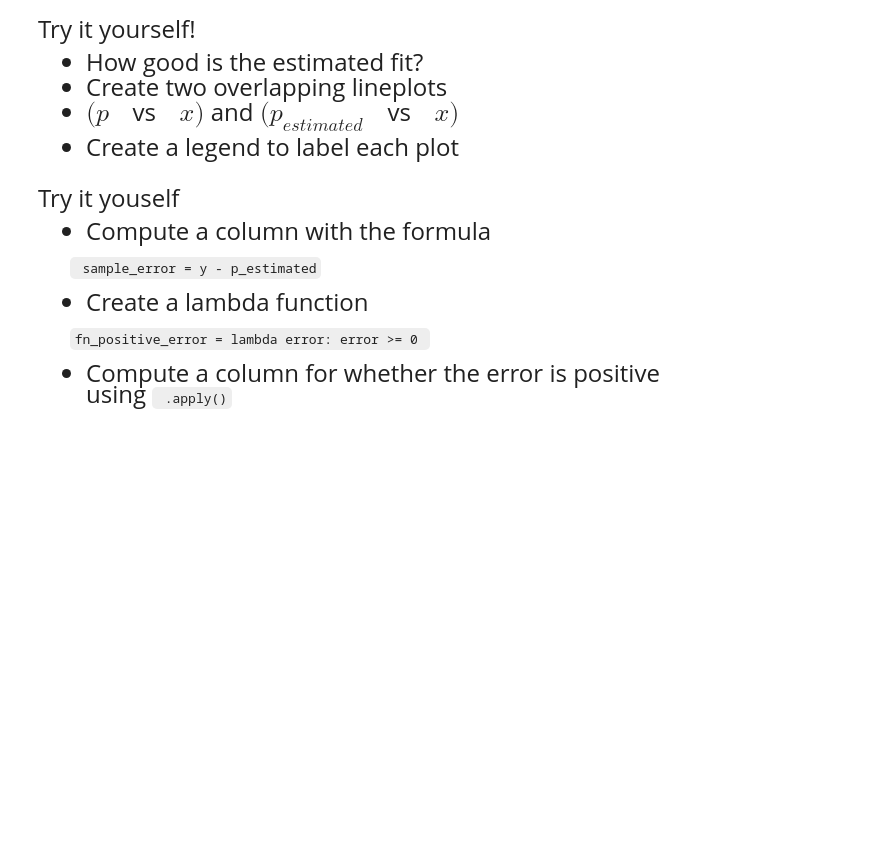
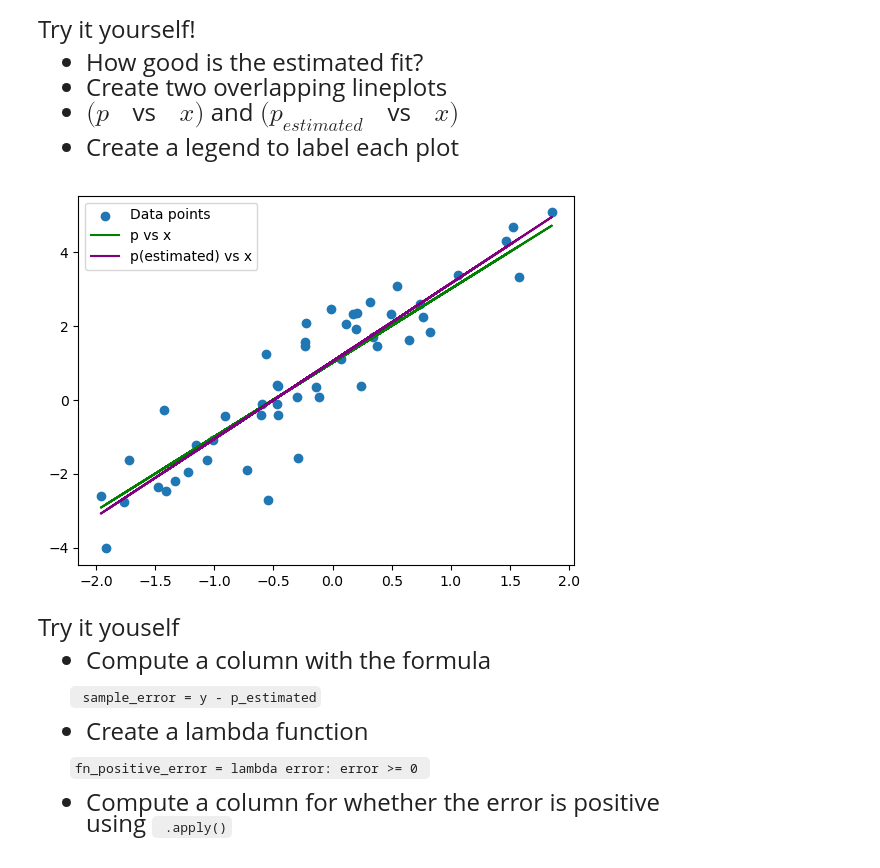
Before and after one commit to ejinright/qtm151spring2024, a Jupyter notebook: lecture_11/lecture_11 - Linear Regression.ipynb, the cells around one changed output. Drawn from its saved outputs; the diff is of its cells as text; code cells hidden in the pictures; blank space fills up the shorter version.

```diff
--- a/lecture_11/lecture_11 - Linear Regression.ipynb
+++ b/lecture_11/lecture_11 - Linear Regression.ipynb
@@ -216,3 +243,13 @@ Try it yourself!
+# %%
+# Write your own code
+plt.scatter(x = dataset["x"],y = dataset["y"])
+plt.plot(dataset["x"],dataset["p"], color = 'green')
+plt.plot(dataset["x"], dataset["p_estimated"], color = "purple")
+
+plt.legend(labels = ["Data points", "p vs x","p(estimated) vs x"])
+plt.show()
+# %% [output]
+[figure, added]
 # %% [markdown]
 <font size = "5">
 
```
Also changed, not shown: parts of 7 cells of this notebook.
